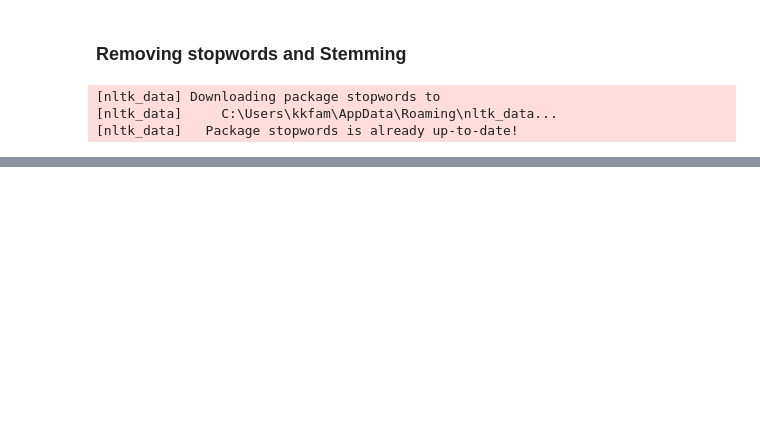
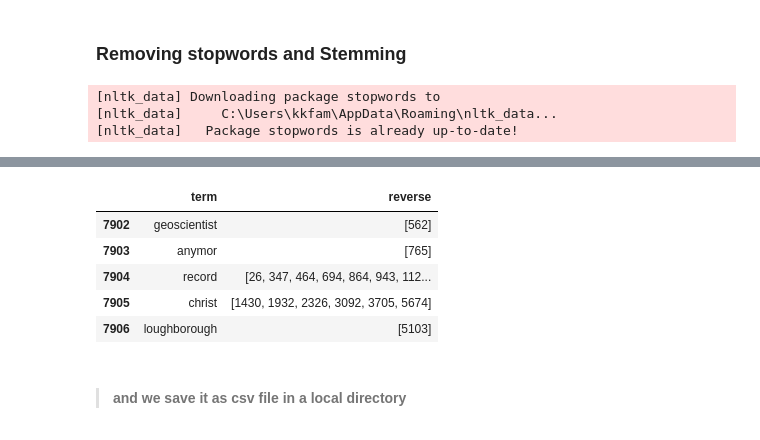
Before and after one commit to cricro1304/ADM-HW3, a Jupyter notebook: HW3_P2.ipynb, the cells around one changed output, grey strips where cells are left out. Cells and saved outputs as stored; diff of their text form; code cells hidden in the pictures; blank space fills up the shorter version.

```diff
--- a/HW3_P2.ipynb
+++ b/HW3_P2.ipynb
@@ -104,0 +169,13 @@ df.head()
+# %%
+terms['reverse'] = terms.term.apply(lambda item: list(df.loc[df.courseDescription.apply(lambda row: item in row)].index))
+# %%
+terms.tail()
+# %% [output]
+|  | term | reverse |
+| 7902 | geoscientist | [562] |
+| 7903 | anymor | [765] |
+| 7904 | record | [26, 347, 464, 694, 864, 943, 112... |
+| 7905 | christ | [1430, 1932, 2326, 3092, 3705, 5674] |
+| 7906 | loughborough | [5103] |
+# %% [markdown]
+>#### and we save it as csv file in a local directory
```
Also changed, not shown: parts of 17 cells of this notebook, 3 other files.
